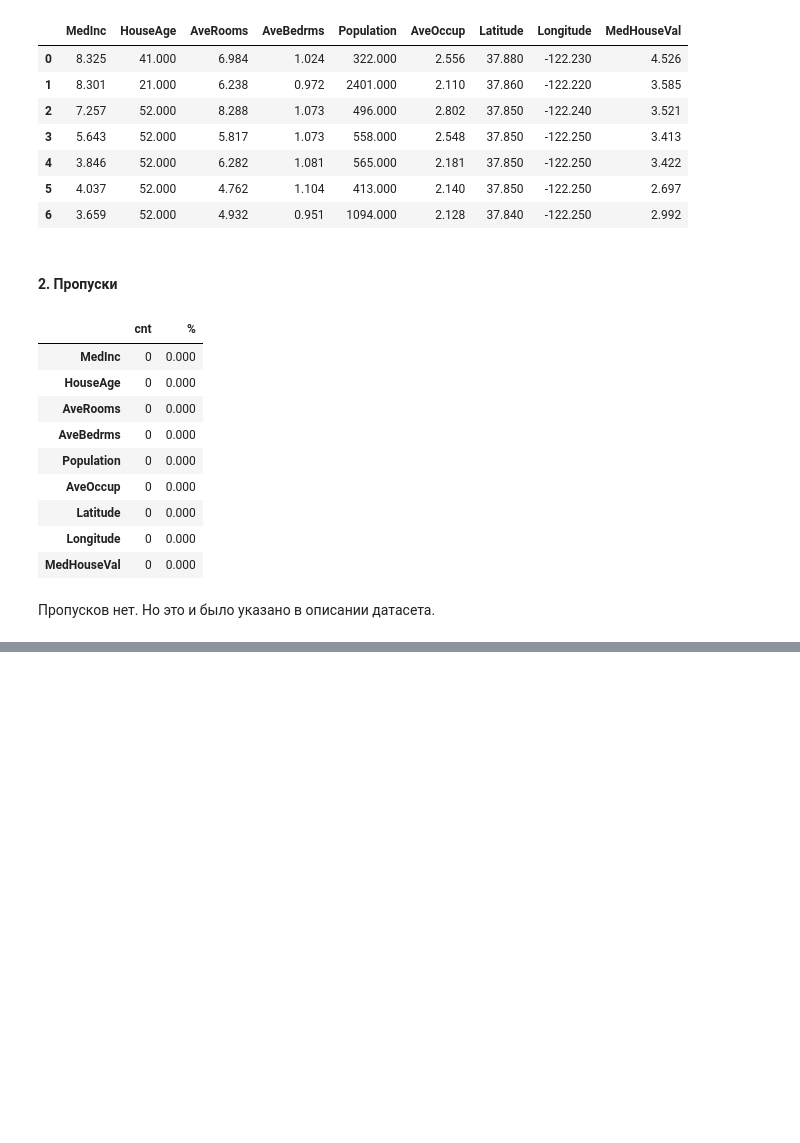
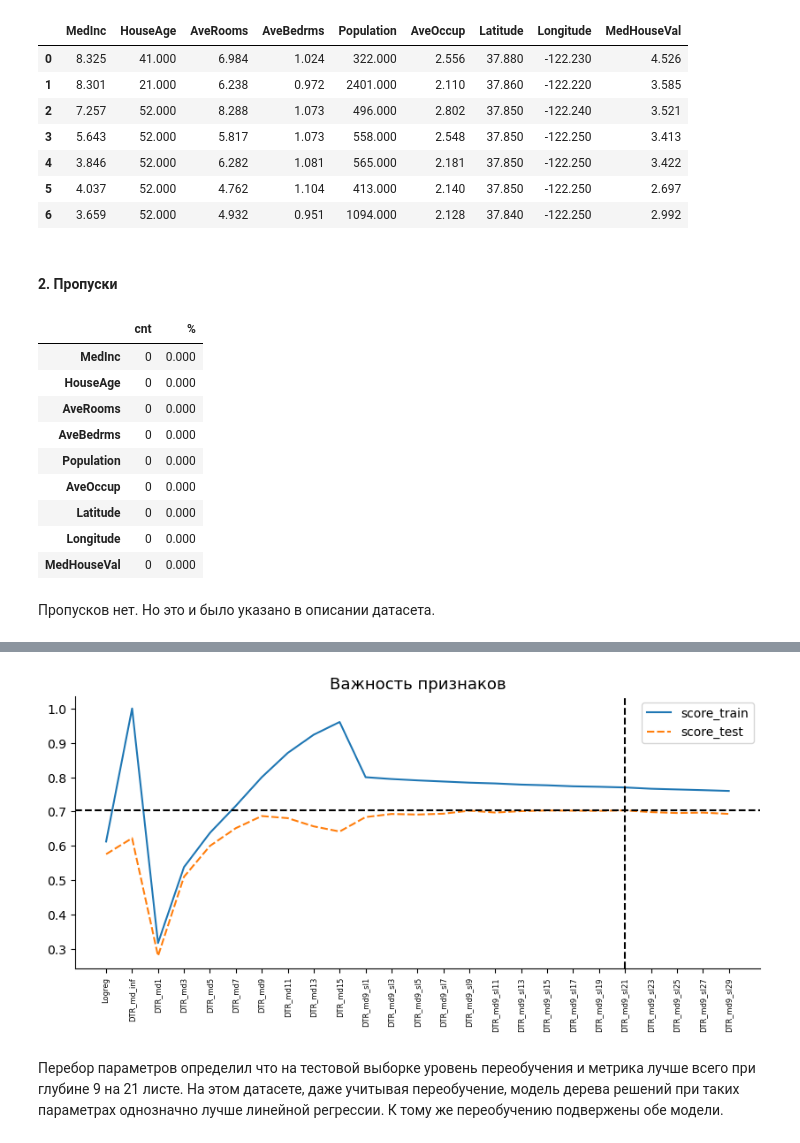
Before and after one commit to choodnovsky/Netilogiya_degp13, a Jupyter notebook: dz_8.08.ipynb, the cells around one changed output, grey strips where cells are left out. Saved outputs shown, nothing was run; the diff lists cells and outputs as text; code cells hidden in the pictures; blank space fills up the shorter version.

```diff
--- a/dz_8.08.ipynb
+++ b/dz_8.08.ipynb
@@ -140,0 +219,9 @@ get_score(df, 'MedHouseVal')
+# %%
+for n in range(1, 17, 2):
+    res_2 = get_score(
+        df,
+        'MedHouseVal',
+        model=DecisionTreeRegressor(max_depth=n),
+        title=f'DTR_md{n}')
+    res = pd.concat([res, res_2], axis=1)
+res.T
@@ -140,0 +240,9 @@ get_score(df, 'MedHouseVal')
+# %%
+for n in range(1, 30, 2):
+    res_3 = get_score(
+        df,
+        'MedHouseVal',
+        model=DecisionTreeRegressor(max_depth=9, min_samples_leaf=n ),
+        title=f'DTR_md9_sl{n}')
+    res = pd.concat([res, res_3], axis=1)
+res.T
@@ -140,0 +267,14 @@ get_score(df, 'MedHouseVal')
+# %%
+fig = plt.figure(figsize=(10,4))
+sns.lineplot(data=res.T)
+plt.axhline(y=res.T['score_test'].max(), color='black', linestyle='--')
+plt.axvline(x=20, color='black', linestyle='--')
+plt.title(f'Важность признаков', size=13)
+plt.xticks(fontsize=6, rotation=90)
+sns.despine()
+plt.show()
+# %% [output]
+[figure, added]
+# %% [markdown]
+Перебор параметров определил что на тестовой выборке уровень переобучения и метрика лучше всего при глубине 9 на 21 листе.
+На этом датасете, даже учитывая переобучение, модель дерева решений при таких параметрах однозначно лучше линейной регрессии. К тому же переобучению подвержены обе модели.
```
Also changed, not shown: parts of 21 cells of this notebook, 1 other file.
